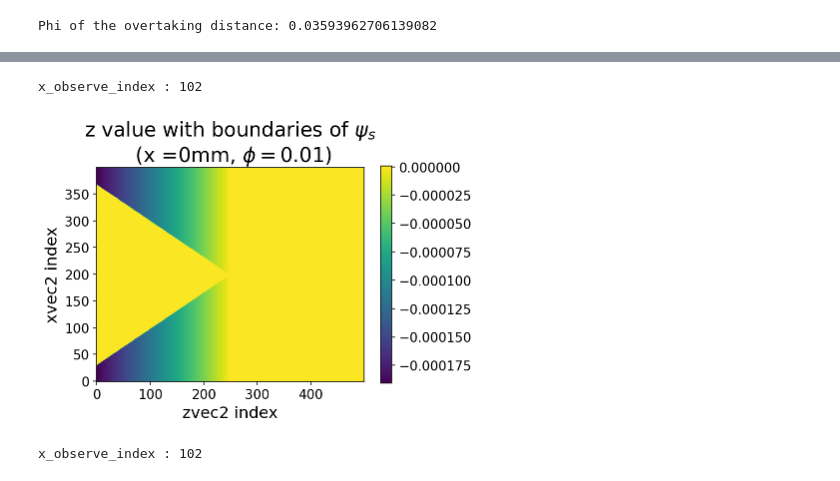
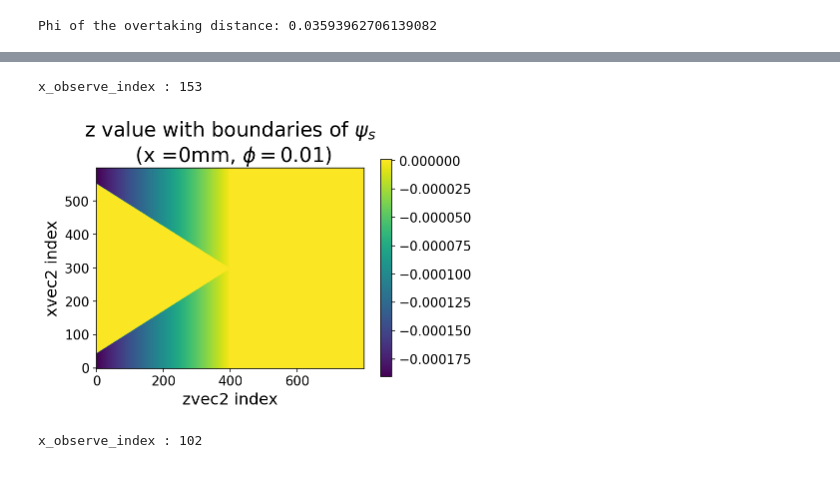
Before and after one commit to weiyuanlou/PyCSR2D, a Jupyter notebook: benchmarking/one_bend_transient/transient_wake.ipynb, the cells around one changed output, grey strips where cells are left out. Drawn from its saved outputs; the diff is of its cells as text; code cells hidden in the pictures.

```diff
--- a/benchmarking/one_bend_transient/transient_wake.ipynb
+++ b/benchmarking/one_bend_transient/transient_wake.ipynb
@@ -142,0 +367,4 @@ beam[2] = beam[2] + r36 * beam[5]
+# %%
+zvec,xvec,zvec2,xvec2, lambda_grid_filtered, Es_case_B_grid, Es_case_A_grid, Fx_case_A_grid, Ws_case_B_grid, Ws_case_A_grid, Wx_case_A_grid, dz, dx = csr2d_kick_calc_new(beam[4,:], beam[0,:],
+                                           charges, gamma=gamma, rho=rho, phi=0.01,
+                                           nz=400, nx=300, map_f = map, debug=True)
@@ -238,6 +592,6 @@ def csr2d_kick_calc_copy(
 # %%
 zvec,xvec,zvec2,xvec2, lambda_grid_filtered_prime, psi_s_grid, psi_x_grid, Ws_grid, Wx_grid, dz, dx = csr2d_kick_calc_copy(beam[4,:], beam[0,:],
                                            charges, gamma=gamma, rho=rho,
-                                           nz=250, nx=200,
+                                           nz=400, nx=300,
                                            map_f = map, debug=True)
 # %% [output]
@@ -257,0 +733,20 @@ Text(0.5, 1.0, 'CSR wake along x=1.4992630776637325e-08m')
+# %%
+W=Ws_grid.T   # *kick_factor*p0c/W0
+
+cmap = matplotlib.cm.get_cmap('inferno')
+colors = cmap(np.linspace(0,1,len(W)))
+fig, ax = plt.subplots(figsize=(6,4))
+for i, ws in enumerate(W):
+    ax.plot(zvec*1e6, ws, color=colors[i])
+
+xmin = min(xvec)
+xmax = max(xvec)
+
+sm = plt.cm.ScalarMappable(cmap=cmap, norm=plt.Normalize(vmin=xmin, vmax=xmax))
+cbar = fig.colorbar(sm)
+
+cbar.set_label('$x$'+' (µm)')
+#ax.set_title('2D CSR wake')
+ax.set_xlabel('$z$'+' (µm)')
+ax.set_ylabel(r'$W_s\, (1/\mathrm{m^2})$')
+plt.savefig('Ws.png', dpi=150)
@@ -296,7 +767,7 @@ array([[ -1.17917325,  -1.17324781,  -1.16732236, ...,   1.17320596,
 # phi is the angle into the bend
 # x_observe should be a value in x_vec ( zero might not be one )..... TO BE FIXED
 
-def compute_transient_wake(phi, x_observe, zvec2, xvec2, dz, dx, lambda_grid_filtered_prime, psi_s, psi_x, ploton=True):
+def compute_transient_wake_case_B(phi, x_observe, zvec2, xvec2, dz, dx, lambda_grid_filtered_prime, psi_s, psi_x, ploton=True):
 
     # Boundary condition
     temp = (x_observe - xvec2)/rho
@@ -304,8 +775,9 @@ def compute_transient_wake(phi, x_observe, zvec2, xvec2, dz, dx, lambda_grid_fil
     zo_vec = -beta*np.abs(x_observe - xvec2)
 
 
-    # Want "True" if (z > zi) OR (z < zo)
+    # Want "True" if (z > zi) OR (z < zo), where the grid values are set to ZERO
     condition_grid = np.array([(zvec2 > zi_vec[i]) | (zvec2 < zo_vec[i]) for i in range(len(xvec2))])
+    psi_s_grid_bounded = np.where(condition_grid.T, 0, psi_s_grid)
 
     # This section is just for illustration, not required
     if ploton:
@@ -319,10 +791,6 @@ def compute_transient_wake(phi, x_observe, zvec2, xvec2, dz, dx, lambda_grid_fil
         plt.title('z value with boundaries of $\psi_s$\n (x ='+ str(x_observe*1000)+'mm, $\phi=$'+str(phi)+')',  fontsize=20)
         #plt.clf()
 
-    #psi_s_grid_bounded = psi_s.copy()
-    #psi_s_grid_bounded[condition_grid.T]=0
-
-    psi_s_grid_bounded = np.where(condition_grid.T, 0, psi_s_grid)
 
     conv_s, conv_x = fftconvolve2(lambda_grid_filtered_prime, psi_s_grid_bounded, psi_x)
     Ws_grid = (beta**2 / abs(rho)) * (conv_s) * (dz * dx)
@@ -338,11 +865,11 @@ def compute_transient_wake(phi, x_observe, zvec2, xvec2, dz, dx, lambda_grid_fil
 # %%
 phi = 0.0001
 phi = 0.01
 x_observe = 0
-Ws_on_axis = compute_transient_wake(phi, x_observe, zvec2, xvec2, dz, dx, lambda_grid_filtered_prime, psi_s_grid, psi_x_grid)
+Ws_on_axis = compute_transient_wake_case_B(phi, x_observe, zvec2, xvec2, dz, dx, lambda_grid_filtered_prime, psi_s_grid, psi_x_grid)
 # %% [output]
-x_observe_index : 102
+x_observe_index : 153
-[figure, old version]
+[figure, new version]
 # %%
 phi = 0.06
 x_observe = 0.000
```
Also changed, not shown: parts of 66 cells of this notebook, 6 other files.
